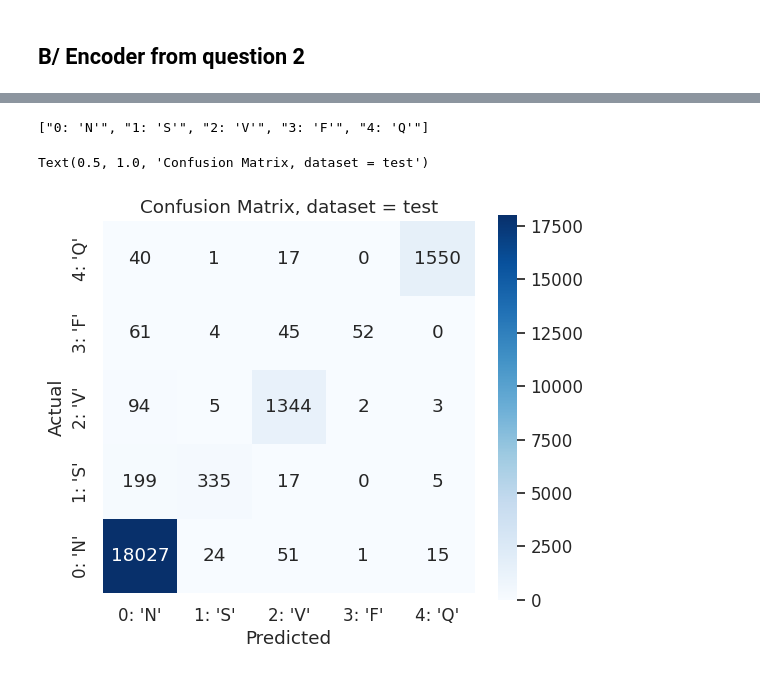
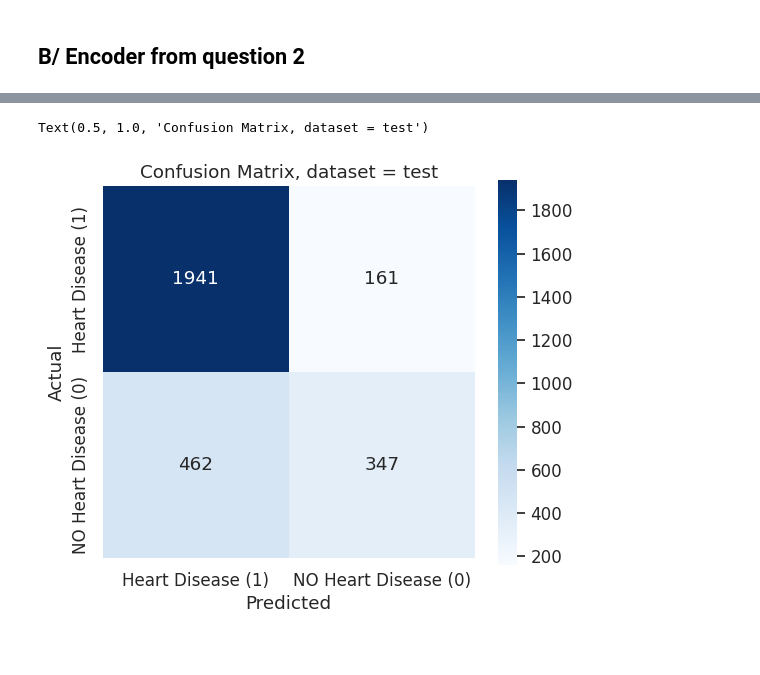
Before and after one commit to juliepinole/proj2, a Jupyter notebook: task_1/Task_2_Q4_Fine_Tuning.ipynb, the cells around one changed output, grey strips where cells are left out. Drawn from its saved outputs; the diff is of its cells as text; code cells hidden in the pictures.

```diff
--- a/task_1/Task_2_Q4_Fine_Tuning.ipynb
+++ b/task_1/Task_2_Q4_Fine_Tuning.ipynb
@@ -125 +418,8 @@ x_train_0, x_test_0, y_train_0, y_test_0 = lib.pre_process_ecg(
+# %%
+learning_rate=0.001
+use_focal=True
+clipnorm=0.5
+use_sgd_opt=False
+use_rms_opt=False
+batch_size=32
 # %%
@@ -314,0 +633,9 @@ x_eval, _, y_eval, _, torch_input = lib.pre_process_ecg(
+# %%
+# PARAMETERS
+n_neurons_MLP = 64
+learning_rate=0.001
+use_focal=True
+clipnorm=0.5
+use_sgd_opt=False
+use_rms_opt=False
+batch_size=32
@@ -314,0 +723,11 @@ x_eval, _, y_eval, _, torch_input = lib.pre_process_ecg(
+# %%
+# Training
+history = MLP_from_enc_1.fit(
+	x_train_0,
+	y_train_0,
+	batch_size=batch_size*2,
+	epochs=20,
+	# validation_data=(x_test_0, y_test_0),
+	validation_split=0.2,
+	callbacks = [learning_rate_reduction],
+	)
@@ -317,5 +772,5 @@ x_eval, _, y_eval, _, torch_input = lib.pre_process_ecg(
 # %%
-y_pred_proba = model_log.predict(x_eval)
+y_pred_proba = MLP_from_enc_1.predict(x_eval)
 y_pred_proba_tensor = torch.from_numpy(y_pred_proba)
 y_pred_class = np.argmax(y_pred_proba, axis=1)
 y_pred_class_df = pd.Series(y_pred_class)
@@ -349,28 +798,19 @@ summary_metrics.style.format(format_dict)
-# %%
-classes_correspondances = {'N': 0, 'S': 1, 'V': 2, 'F': 3, 'Q': 4}
-classes_correspondances_inverted = {0:'N', 1:'S', 2:'V', 3:'F', 4:'Q'}
-list_for_graph_labels = []
-for i in range(5):
-	list_for_graph_labels.append(str(i) + f": '{classes_correspondances_inverted[i]}'")
-list_for_graph_labels
-# %% [output]
-["0: 'N'", "1: 'S'", "2: 'V'", "3: 'F'", "4: 'Q'"]
 # %%
 logreg_conf_matrix = confusion_matrix(y_true_tensor, y_pred_class_tensor)
 plt.figure(figsize = (6,5))
 sns.set(font_scale=1.1)
 ax = sns.heatmap(
     logreg_conf_matrix,
     cmap='Blues',
     annot=True,
     fmt='d',
     square=True,
-    xticklabels=list_for_graph_labels,
-    yticklabels=list_for_graph_labels)
+    xticklabels=['NO Heart Disease (0)', 'Heart Disease (1)'],
+    yticklabels=['NO Heart Disease (0)', 'Heart Disease (1)'])
 ax.set(xlabel='Predicted', ylabel='Actual')
 ax.invert_yaxis()
-# ax.invert_xaxis()
+ax.invert_xaxis()
 ax.set_title('Confusion Matrix, dataset = {}'.format(base.data_set))
 # %% [output]
 Text(0.5, 1.0, 'Confusion Matrix, dataset = test')
-[figure, old version]
+[figure, new version]
```
Also changed, not shown: parts of 141 cells of this notebook, 8 other files.
